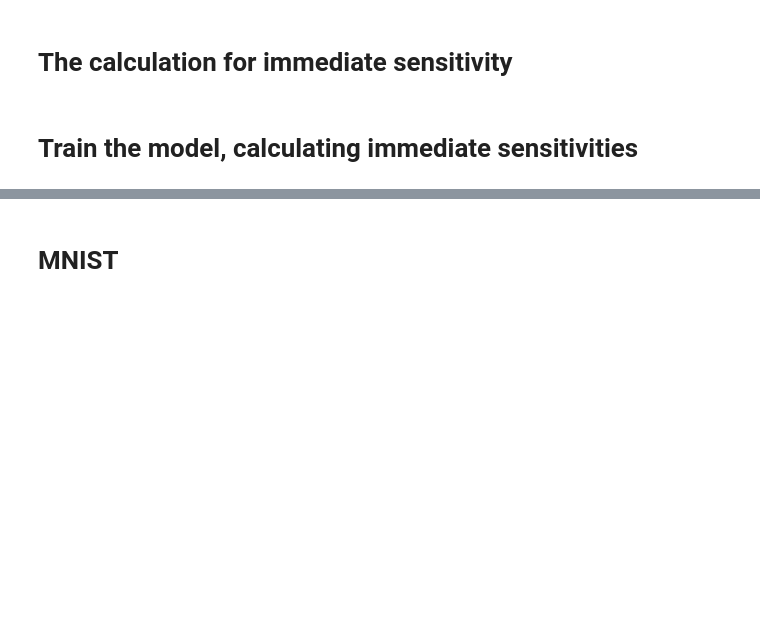
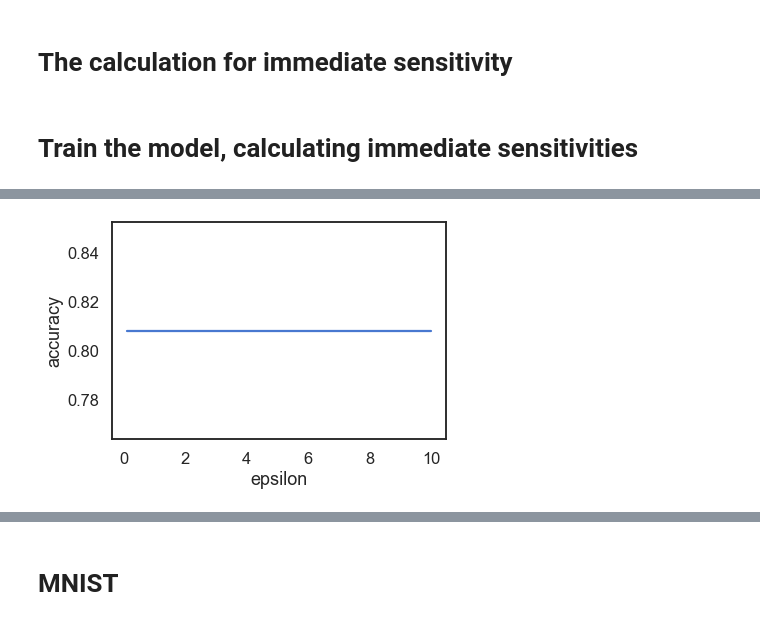
Before and after one commit to twosixlabs/csl, a Jupyter notebook: experiments/immediate_sensitivity/Adult_ImmediateSensitivity_Simple.ipynb, the cells around one changed output, grey strips where cells are left out. Saved outputs shown, nothing was run; the diff lists cells and outputs as text; code cells hidden in the pictures; blank space fills up the shorter version.

```diff
--- a/experiments/immediate_sensitivity/Adult_ImmediateSensitivity_Simple.ipynb
+++ b/experiments/immediate_sensitivity/Adult_ImmediateSensitivity_Simple.ipynb
@@ -275,3 +372,9 @@ plt.ylabel('accuracy');
+# %%
+plt.plot(epsilons, experiment_results_wo_sensititivity)
+plt.xlabel('epsilon')
+plt.ylabel('accuracy');
+# %% [output]
+[figure, added]
 # %%
 final_acc, info_tuple = run_experiment(0.1)
 # %% [output]
```
Also changed, not shown: parts of 9 cells of this notebook, 1 other file.
